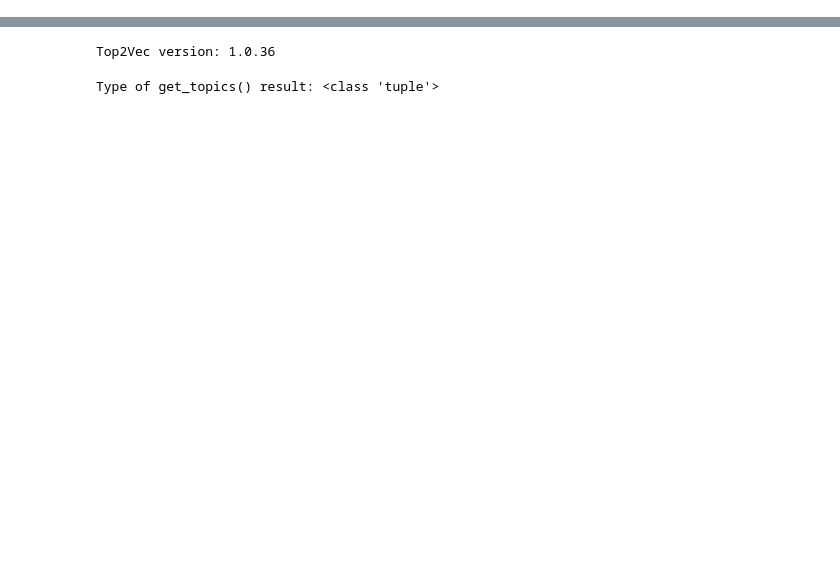
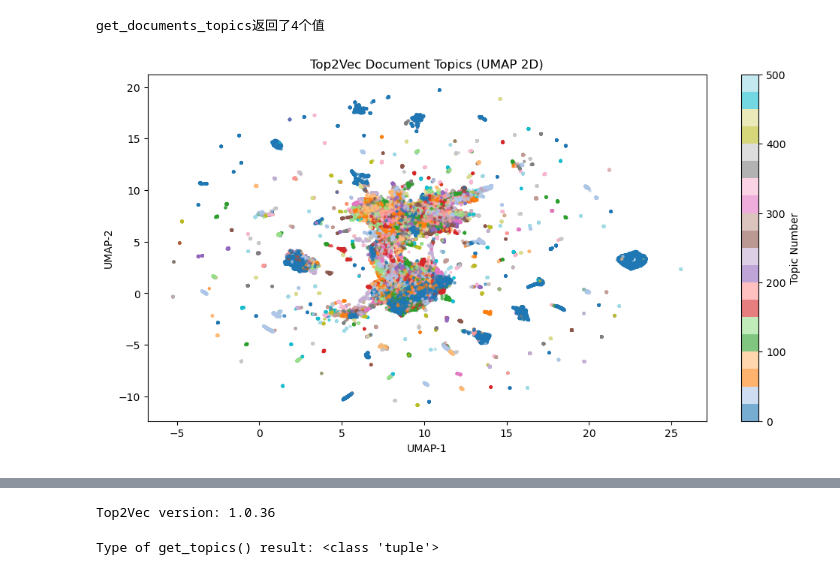
Before and after one commit to FinlyWealth/mds-finly-search, a Jupyter notebook: notebook/eda_cluster_top2vec.ipynb, the cells around one changed output, grey strips where cells are left out. Drawn from its saved outputs; the diff is of its cells as text; code cells hidden in the pictures; blank space fills up the shorter version.

Commit message:
Visualize the topics, and show the 10 most popular topics

```diff
--- a/notebook/eda_cluster_top2vec.ipynb
+++ b/notebook/eda_cluster_top2vec.ipynb
@@ -12,5 +22,6 @@ documents = df["Description"].dropna().astype(str).tolist()
 # %%
 # 2. Using Top2Vec Model to show the number of topic
-model = Top2Vec(documents, embedding_model='doc2vec', speed='learn', workers=4)
+model = Top2Vec(documents, embedding_model='doc2vec',
+                speed='learn', workers=4, min_count=300)
 print(f"Number of topics found: {model.get_num_topics()}")
 # %% [output]
@@ -22,0 +109,33 @@ Number of topics found: 648
+# %%
+# 1. UMAP 降维
+reducer = umap.UMAP(n_neighbors=15, n_components=2, metric='cosine')
+vectors_2d = reducer.fit_transform(model.document_vectors)
+
+# 2. 获取文档主题标签
+doc_ids = list(range(len(model.documents)))
+# 检查get_documents_topics返回的实际值数量
+result = model.get_documents_topics(doc_ids=doc_ids)
+# 根据实际返回值数量进行解包
+if len(result) == 2:
+    topics, scores = result
+elif len(result) == 3:
+    topics, scores, _ = result  # 假设第三个值不需要
+    # 或者：topics, scores, something_else = result  # 如果需要第三个值
+else:
+    # 输出返回的值以便检查
+    print(f"get_documents_topics返回了{len(result)}个值")
+    # 手动分配我们需要的值
+    topics = result[0]  # 假设第一个是主题
+    scores = result[1]  # 假设第二个是分数
+
+# 3. 可视化
+plt.figure(figsize=(12, 6))
+scatter = plt.scatter(vectors_2d[:, 0], vectors_2d[:, 1], c=topics, cmap="tab20", s=5, alpha=0.6)
+plt.colorbar(scatter, label="Topic Number")
+plt.title("Top2Vec Document Topics (UMAP 2D)")
+plt.xlabel("UMAP-1")
+plt.ylabel("UMAP-2")
+plt.show()
+# %% [output]
+get_documents_topics返回了4个值
+[figure, added]
```
Also changed, not shown: parts of 10 cells of this notebook.
